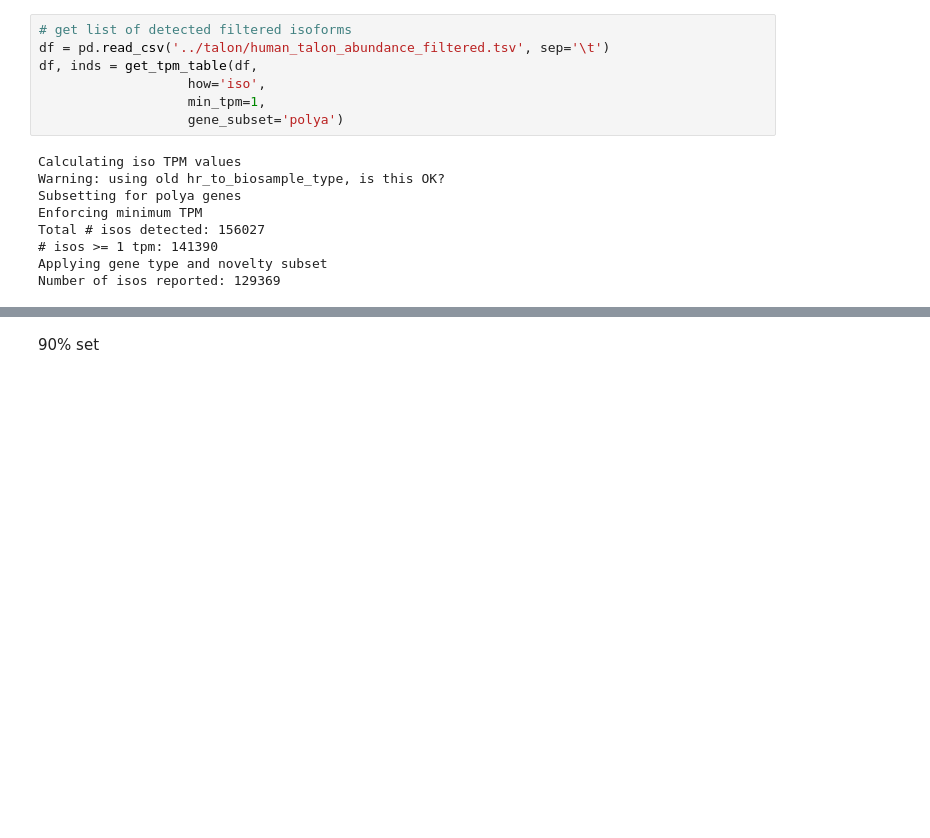
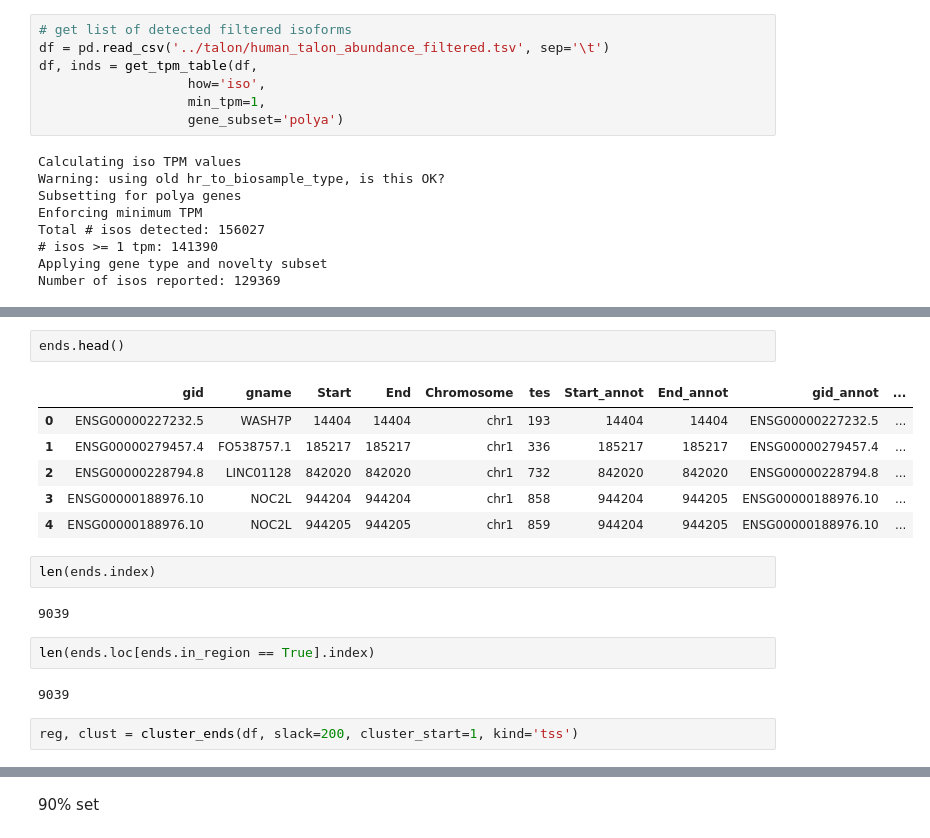
Before and after one commit to fairliereese/rnawg, a Jupyter notebook: lr_bulk/swan/swan.ipynb, the cells around one changed output, grey strips where cells are left out. Drawn from its saved outputs; the diff is of its cells as text; blank space fills up the shorter version.

```diff
--- a/lr_bulk/swan/swan.ipynb
+++ b/lr_bulk/swan/swan.ipynb
@@ -123,0 +305,19 @@ Number of isos reported: 129369
+# %%
+ends.head()
+# %% [output]
+|  | gid | gname | Start | End | Chromosome | tes | Start_annot | End_annot | gid_annot | ... |
+| 0 | ENSG00000227232.5 | WASH7P | 14404 | 14404 | chr1 | 193 | 14404 | 14404 | ENSG00000227232.5 | ... |
+| 1 | ENSG00000279457.4 | FO538757.1 | 185217 | 185217 | chr1 | 336 | 185217 | 185217 | ENSG00000279457.4 | ... |
+| 2 | ENSG00000228794.8 | LINC01128 | 842020 | 842020 | chr1 | 732 | 842020 | 842020 | ENSG00000228794.8 | ... |
+| 3 | ENSG00000188976.10 | NOC2L | 944204 | 944204 | chr1 | 858 | 944204 | 944205 | ENSG00000188976.10 | ... |
+| 4 | ENSG00000188976.10 | NOC2L | 944205 | 944205 | chr1 | 859 | 944204 | 944205 | ENSG00000188976.10 | ... |
+# %%
+len(ends.index)
+# %% [output]
+9039
+# %%
+len(ends.loc[ends.in_region == True].index)
+# %% [output]
+9039
+# %%
+reg, clust = cluster_ends(df, slack=200, cluster_start=1, kind='tss')
```
Also changed, not shown: parts of 33 cells of this notebook, 2 other files.
